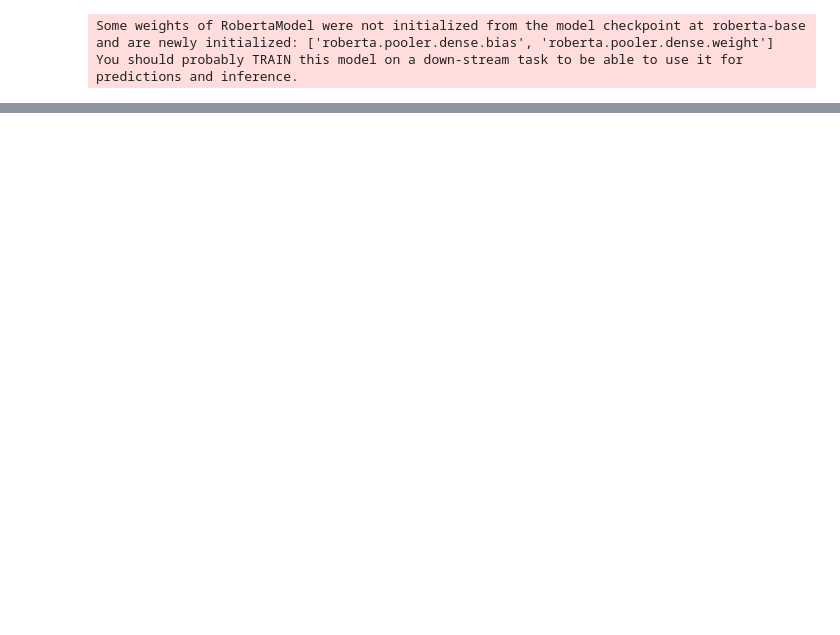
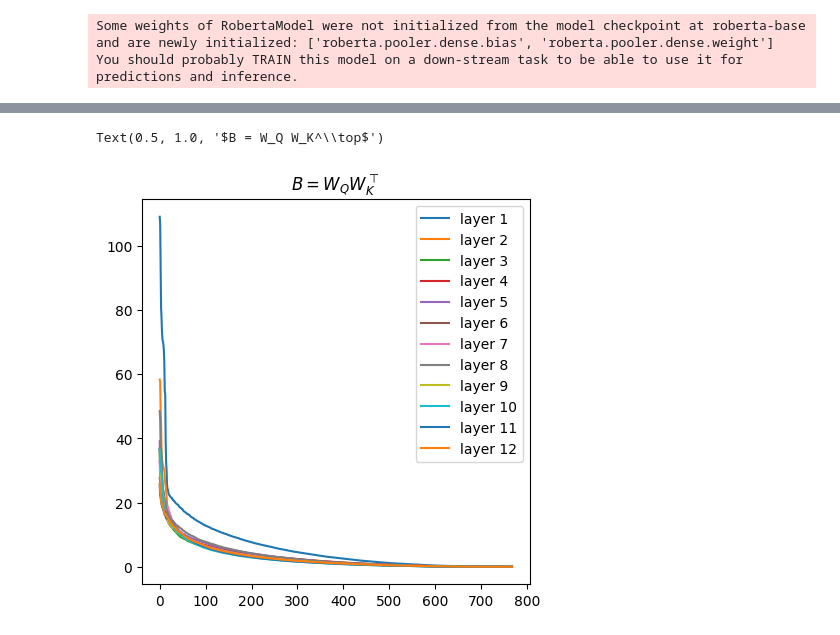
Before and after one commit to Laknath1996/cs-project, a Jupyter notebook: notebooks/1-dev.ipynb, the cells around one changed output, grey strips where cells are left out. Cells and saved outputs as stored; diff of their text form; code cells hidden in the pictures; blank space fills up the shorter version.

```diff
--- a/notebooks/1-dev.ipynb
+++ b/notebooks/1-dev.ipynb
@@ -262,0 +56,16 @@ TypeError: __init__() takes 2 positional arguments but 3 were given
+# %%
+b_list = []
+for i in range(model.encoder.config.num_hidden_layers):
+    Wq = model.encoder.encoder.layer[i].attention.self.query.weight.numpy()
+    Wk = model.encoder.encoder.layer[i].attention.self.key.weight.numpy()
+    B = Wq @ Wk.T
+    b_list.append(scp.linalg.svdvals(B))
+# %%
+fig, ax = plt.subplots(figsize=(5, 5))
+for j, s_vals in enumerate(b_list):
+        ax.plot(list(range(len(s_vals))), s_vals, label=f"layer {j+1}")
+ax.legend()
+ax.set_title(r"$B = W_Q W_K^\top$")
+# %% [output]
+Text(0.5, 1.0, '$B = W_Q W_K^\\top$')
+[figure, added]
```
Also changed, not shown: parts of 72 cells of this notebook, 5 other files.
